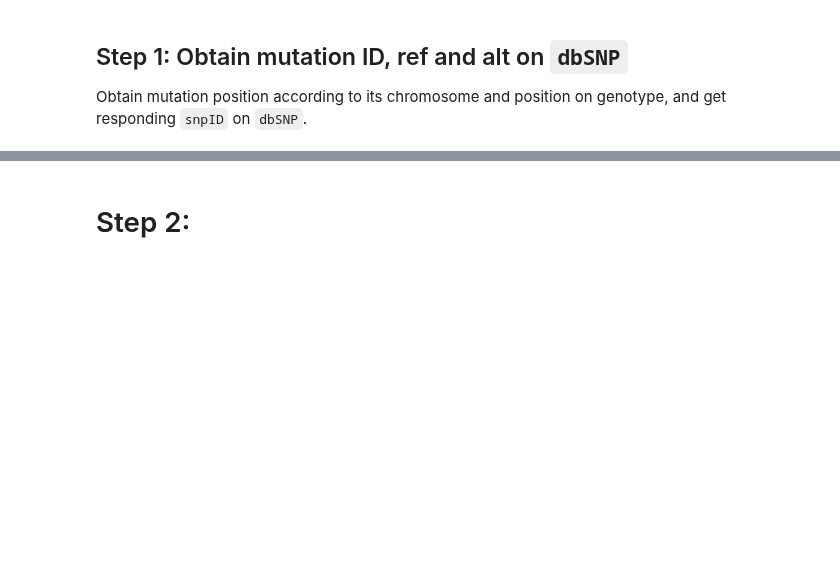
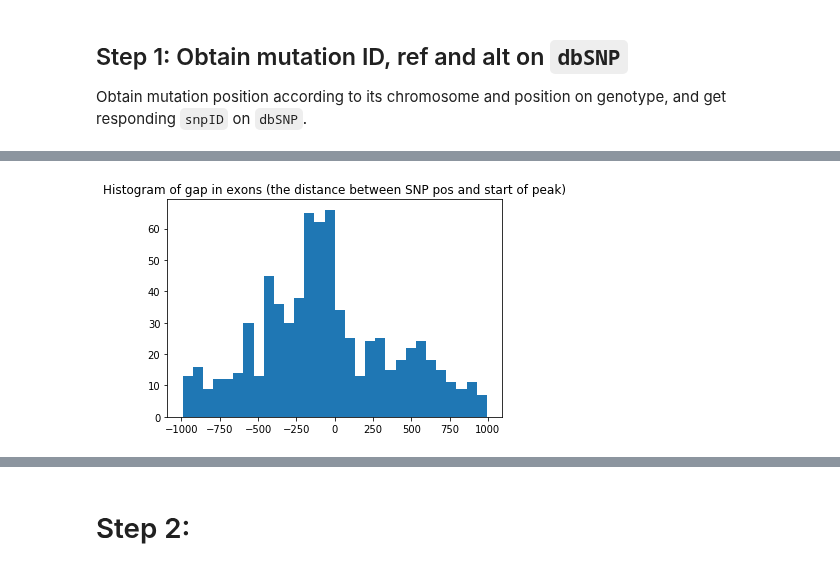
Before and after one commit to xinhe-lab/m6A-ASE, a Jupyter notebook: analysis/20180222_m6A_riboSNitch.ipynb, the cells around one changed output, grey strips where cells are left out. Cells and saved outputs as stored; diff of their text form; code cells hidden in the pictures; blank space fills up the shorter version.

```diff
--- a/analysis/20180222_m6A_riboSNitch.ipynb
+++ b/analysis/20180222_m6A_riboSNitch.ipynb
@@ -42,2 +76,9 @@ m6AQTL[out_cols].to_csv(output_intron_m6AQTL, index = False, header = False, sep
+# %%
+exon_gap = exon_m6AQTL[(exon_m6AQTL["gap"] <= n1) & (exon_m6AQTL["gap"] >= -n1)]["gap"].tolist()
+plt.hist(exon_gap, bins = 30)
+plt.title("Histogram of gap in exons (the distance between SNP pos and start of peak)")
+plt.show()
+# %% [output]
+[figure, added]
 # %%
 dbSNP = pd.read_table(output_dbSNP, compression = "gzip", header = 0, sep = "\t", low_memory = False)
```
Also changed, not shown: parts of 23 cells of this notebook.
